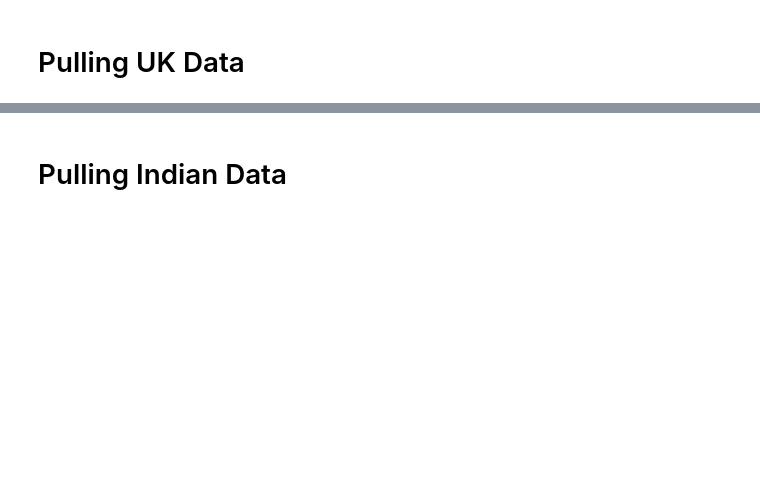
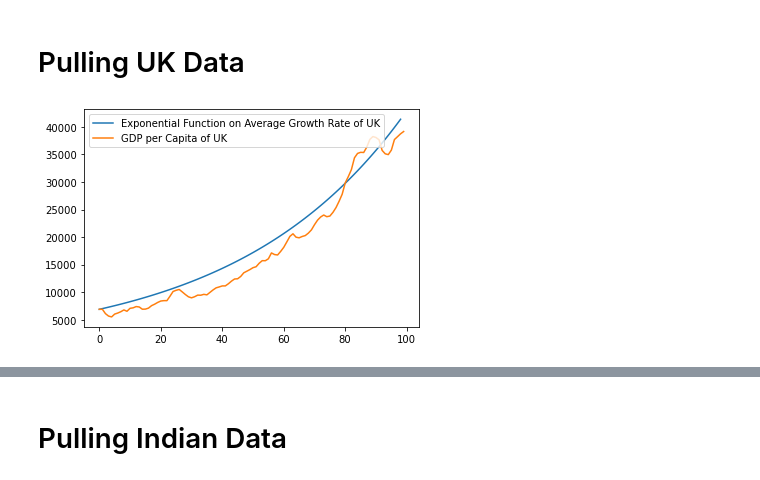
Before and after one commit to goldilock-zone/ExpGrowth, a Jupyter notebook: ExpGrowth.ipynb, the cells around one changed output, grey strips where cells are left out. Drawn from its saved outputs; the diff is of its cells as text; code cells hidden in the pictures; blank space fills up the shorter version.

```diff
--- a/ExpGrowth.ipynb
+++ b/ExpGrowth.ipynb
@@ -38,9 +38,10 @@ gdp_list = list(uk_df["GDP"])
 for i in range(len(growth_rate)):
     exp_list.append(uk_df.loc[read_ls[0], "GDP"]*np.exp(uk_avg_growth_rate*i))
 # %%
-plt.plot(exp_list,label = "Exponential Function on Average Growth Rate of UK"
+plt.plot(exp_list,label = "Exponential Function on Average Growth Rate of UK")
 plt.plot(gdp_list, label = "GDP per Capita of UK")
 plt.legend()
 plt.show()
 print("Average Growth Rate: " + str(uk_avg_growth_rate))
 # %% [output]
+[figure, added]
```
Also changed, not shown: parts of 2 cells of this notebook.
